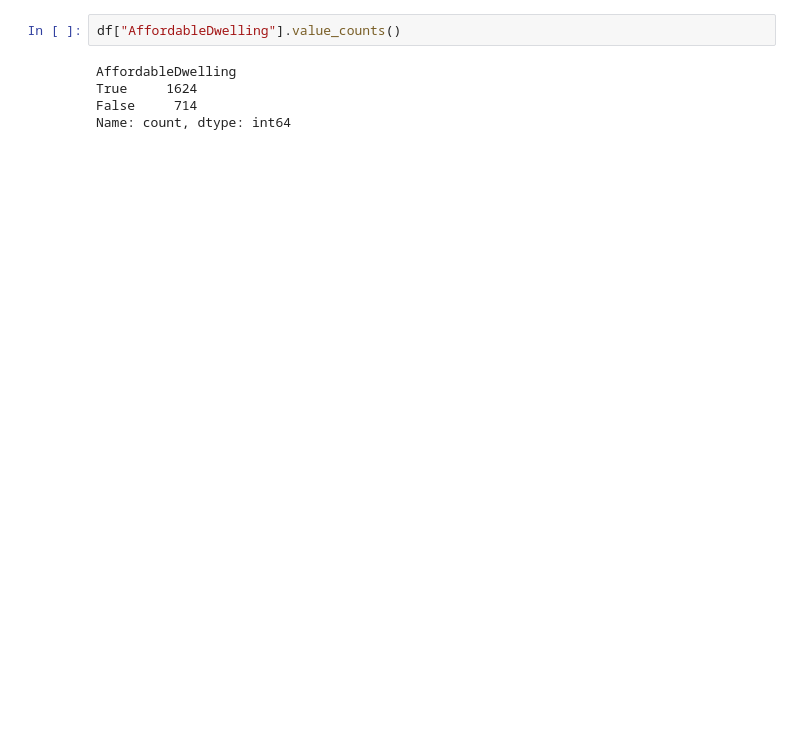
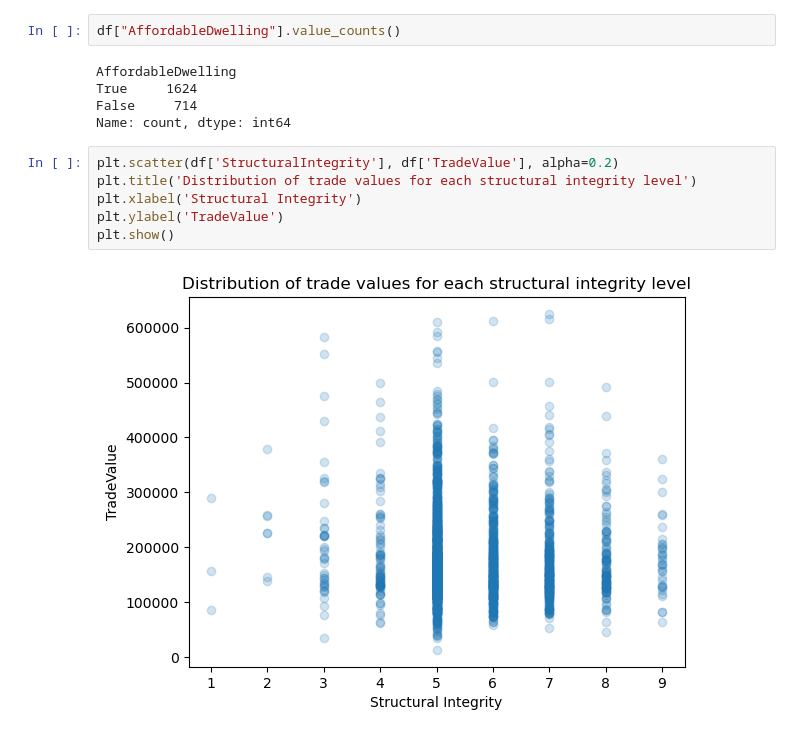
Before and after one commit to RaineScarlett/dsreport, a Jupyter notebook: iteration2.ipynb, the cells around one changed output. Saved outputs shown, nothing was run; the diff lists cells and outputs as text; blank space fills up the shorter version.

```diff
--- a/iteration2.ipynb
+++ b/iteration2.ipynb
@@ -233,3 +233,11 @@ AffordableDwelling
 True     1624
 False     714
 Name: count, dtype: int64
+# %%
+plt.scatter(df['StructuralIntegrity'], df['TradeValue'], alpha=0.2)
+plt.title('Distribution of trade values for each structural integrity level')
+plt.xlabel('Structural Integrity')
+plt.ylabel('TradeValue')
+plt.show()
+# %% [output]
+[figure, added]
```
Also changed, not shown: parts of 5 cells of this notebook, 1 other file.
